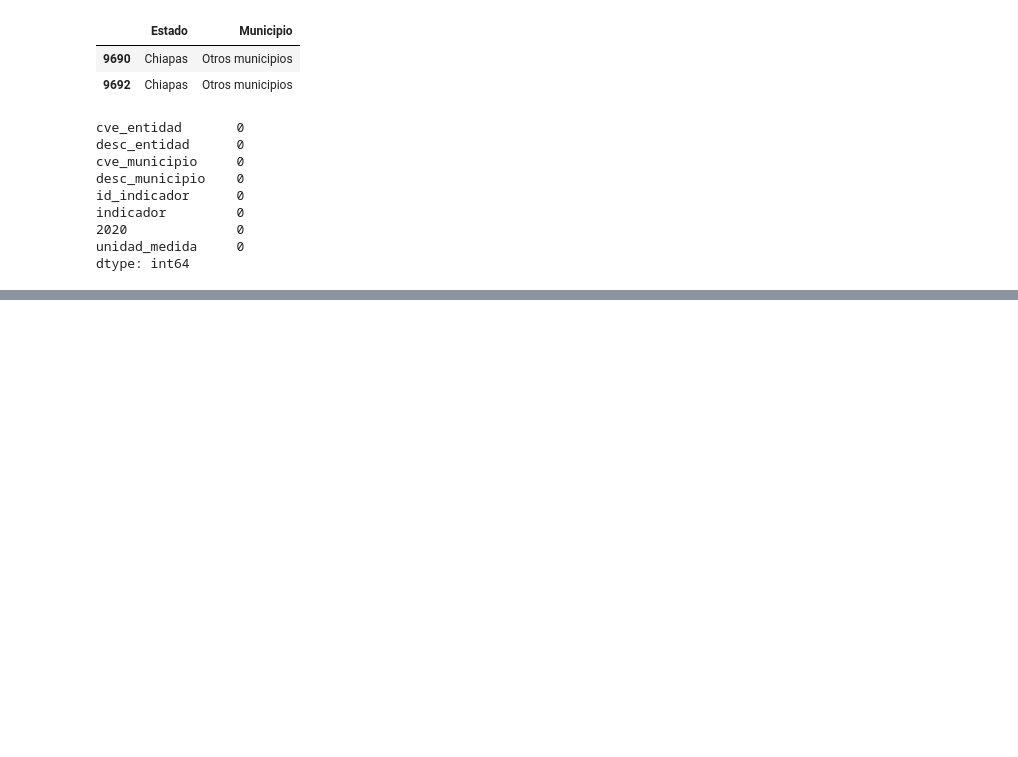
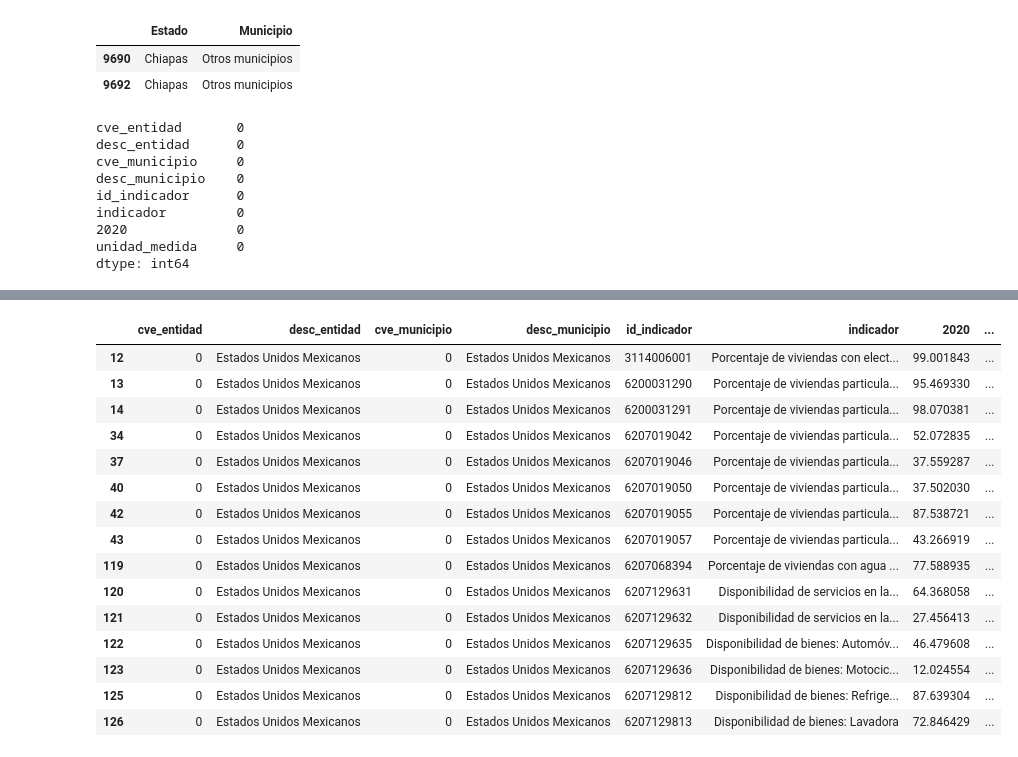
Before and after one commit to KACHIHUAHUA/Project1, a Jupyter notebook: data_cleaning.ipynb, the cells around one changed output, grey strips where cells are left out. Drawn from its saved outputs; the diff is of its cells as text; code cells hidden in the pictures; blank space fills up the shorter version.

```diff
--- a/data_cleaning.ipynb
+++ b/data_cleaning.ipynb
@@ -166,0 +227,32 @@ dtype: int64
+# %%
+# Create an empty list were the values of the index will be added
+index = []
+
+# Select the column that contain the data that will be needed to calculate the index values
+indicadores = v_final['2020']
+
+# Loop that assings the values
+for ind in indicadores:
+    if ind>=0 and ind<10:
+        index.append(1)
+    elif ind>=10 and ind<20:
+        index.append(2)
+    elif ind>=20 and ind<30:
+        index.append(3)
+    elif ind>=30 and ind<40:
+        index.append(4)
+    elif ind>=40 and ind<50:
+        index.append(5)
+    elif ind>=50 and ind<60:
+        index.append(6)
+    elif ind>=60 and ind<70:
+        index.append(7)
+    elif ind>=70 and ind<80:
+        index.append(8)
+    elif ind>=80 and ind<90:
+        index.append(9)
+    else:
+        index.append(10)
+
+# Verify that the index list is the same length as our final data frame
+len(index)-len(v_final)
@@ -166,0 +261,6 @@ dtype: int64
+# %%
+# Add the Index column to the final data frame
+v_final['Index'] = index
+
+# Verify that the Index column was added
+v_final.head()
@@ -166,0 +274,19 @@ dtype: int64
+# %%
+v_final[v_final['desc_entidad'] == 'Estados Unidos Mexicanos']
+# %% [output]
+|  | cve_entidad | desc_entidad | cve_municipio | desc_municipio | id_indicador | indicador | 2020 | ... |
+| 12 | 0 | Estados Unidos Mexicanos | 0 | Estados Unidos Mexicanos | 3114006001 | Porcentaje de viviendas con elect... | 99.001843 | ... |
+| 13 | 0 | Estados Unidos Mexicanos | 0 | Estados Unidos Mexicanos | 6200031290 | Porcentaje de viviendas particula... | 95.469330 | ... |
+| 14 | 0 | Estados Unidos Mexicanos | 0 | Estados Unidos Mexicanos | 6200031291 | Porcentaje de viviendas particula... | 98.070381 | ... |
+| 34 | 0 | Estados Unidos Mexicanos | 0 | Estados Unidos Mexicanos | 6207019042 | Porcentaje de viviendas particula... | 52.072835 | ... |
+| 37 | 0 | Estados Unidos Mexicanos | 0 | Estados Unidos Mexicanos | 6207019046 | Porcentaje de viviendas particula... | 37.559287 | ... |
+| 40 | 0 | Estados Unidos Mexicanos | 0 | Estados Unidos Mexicanos | 6207019050 | Porcentaje de viviendas particula... | 37.502030 | ... |
+| 42 | 0 | Estados Unidos Mexicanos | 0 | Estados Unidos Mexicanos | 6207019055 | Porcentaje de viviendas particula... | 87.538721 | ... |
+| 43 | 0 | Estados Unidos Mexicanos | 0 | Estados Unidos Mexicanos | 6207019057 | Porcentaje de viviendas particula... | 43.266919 | ... |
+| 119 | 0 | Estados Unidos Mexicanos | 0 | Estados Unidos Mexicanos | 6207068394 | Porcentaje de viviendas con agua ... | 77.588935 | ... |
+| 120 | 0 | Estados Unidos Mexicanos | 0 | Estados Unidos Mexicanos | 6207129631 | Disponibilidad de servicios en la... | 64.368058 | ... |
+| 121 | 0 | Estados Unidos Mexicanos | 0 | Estados Unidos Mexicanos | 6207129632 | Disponibilidad de servicios en la... | 27.456413 | ... |
+| 122 | 0 | Estados Unidos Mexicanos | 0 | Estados Unidos Mexicanos | 6207129635 | Disponibilidad de bienes: Automóv... | 46.479608 | ... |
+| 123 | 0 | Estados Unidos Mexicanos | 0 | Estados Unidos Mexicanos | 6207129636 | Disponibilidad de bienes: Motocic... | 12.024554 | ... |
+| 125 | 0 | Estados Unidos Mexicanos | 0 | Estados Unidos Mexicanos | 6207129812 | Disponibilidad de bienes: Refrige... | 87.639304 | ... |
+| 126 | 0 | Estados Unidos Mexicanos | 0 | Estados Unidos Mexicanos | 6207129813 | Disponibilidad de bienes: Lavadora | 72.846429 | ... |
```
Also changed, not shown: parts of 7 cells of this notebook.
